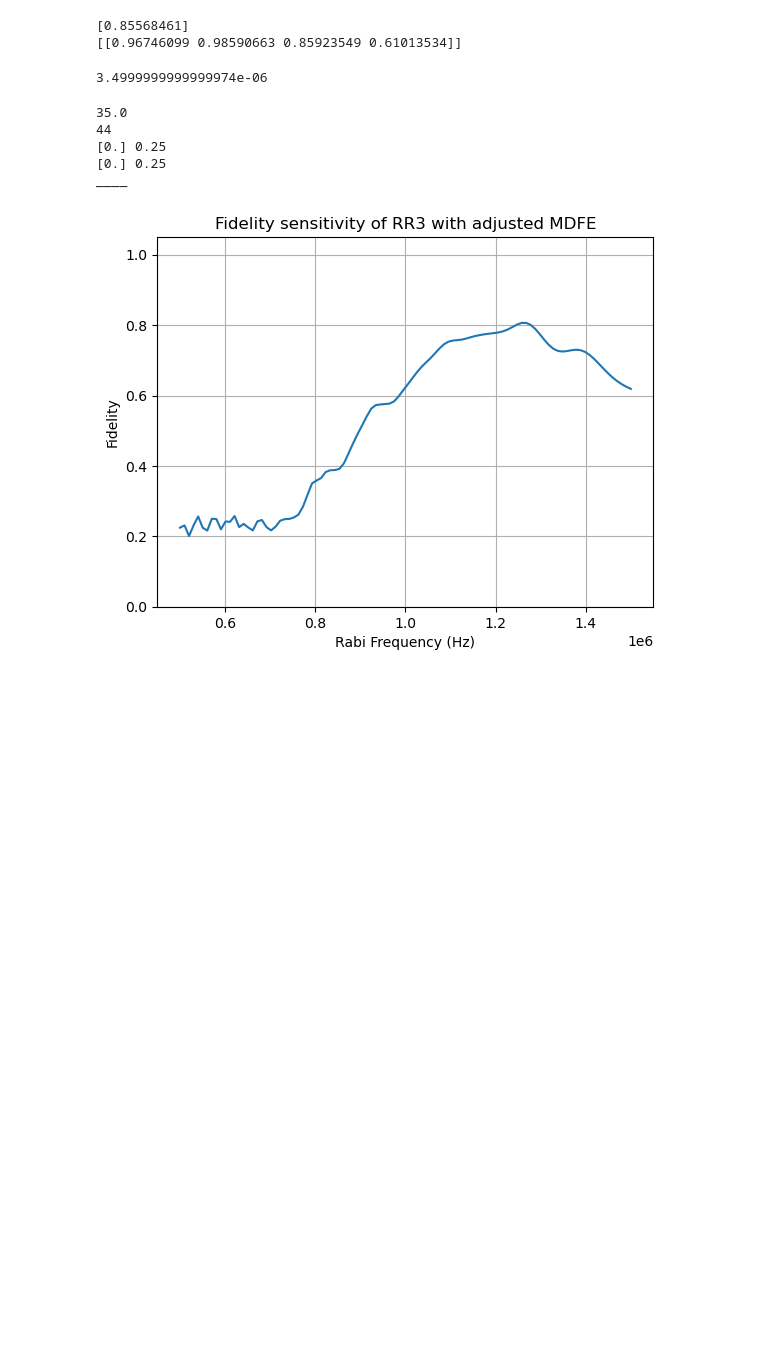
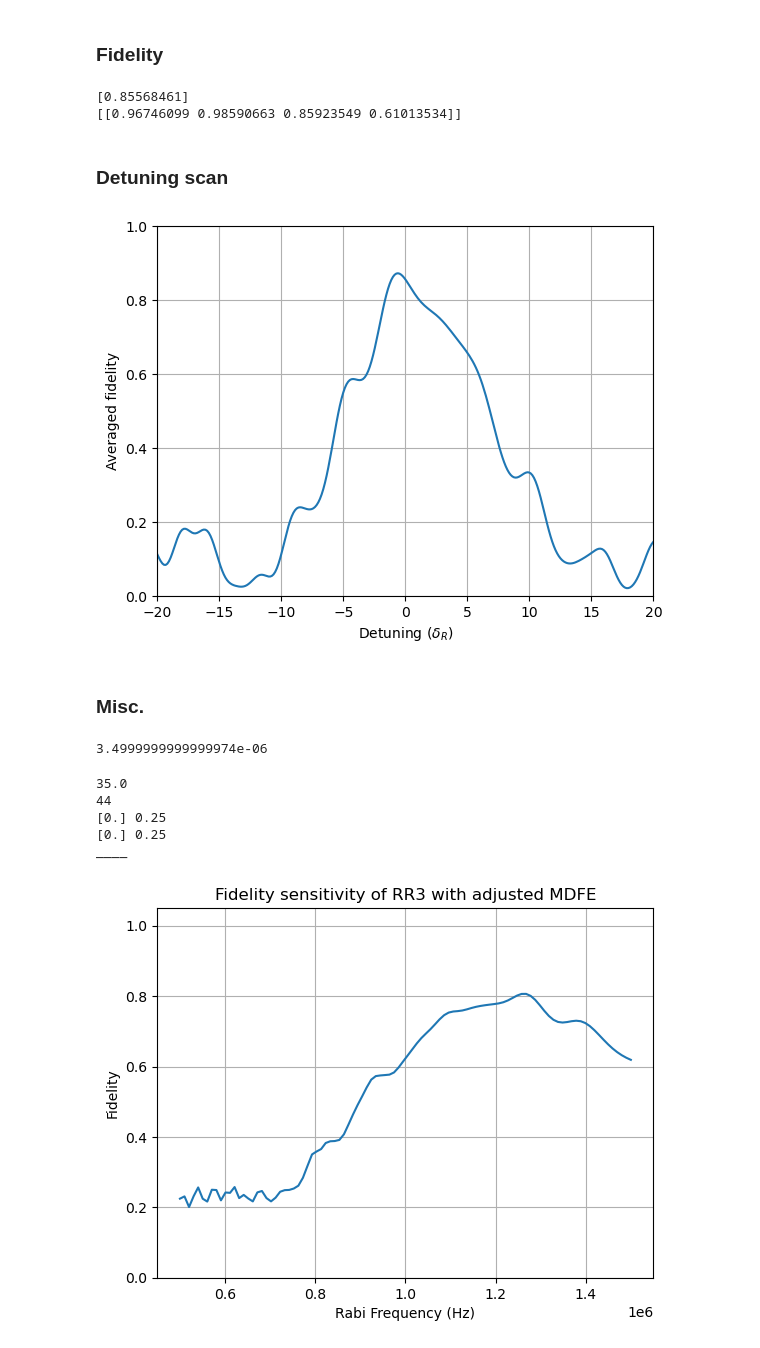
Before and after one commit to tr2g20/simulations, a Jupyter notebook: RR3 fidelity.ipynb, the cells around one changed output. Drawn from its saved outputs; the diff is of its cells as text; code cells hidden in the pictures; blank space fills up the shorter version.

```diff
--- a/RR3 fidelity.ipynb
+++ b/RR3 fidelity.ipynb
@@ -6,6 +6,8 @@ from sim_library.plotting import  display_table_compare
 from scipy.constants import hbar, pi
 from sim_library.constants import k_eff, dR, m, omega_eg, kb
 import matplotlib.pyplot as plt
+# %% [markdown]
+### Fidelity
 # %%
 # rabi_freq = 2*pi*1e5
 # rabi_time = 2*pi/rabi_freq
@@ -56,7 +58,7 @@ for j in range(8):
         final = wave_func[-1,:]
         final = final/np.linalg.norm(final)
 
-        fidelity = np.sum(np.abs(target[j,:])*np.abs(final))**2
+        fidelity = np.abs(np.vdot(target[j,:],final))**2
         fidelities[j,i] = fidelity
 
 # fig, ax = plt.subplots()
@@ -68,6 +70,68 @@ print(fidelities[4:].transpose())
 # %% [output]
 [0.85568461]
 [[0.96746099 0.98590663 0.85923549 0.61013534]]
+# %% [markdown]
+### Detuning scan
+# %%
+rabi_freq = 2*pi*1e5
+rabi_time = 2*pi/rabi_freq
+
+# omega_time = 2*pi/omega_eg #chosen to be much larger than recoil shift
+
+time_steps = 1
+
+
+
+p_min = -16
+p_max = 16
+basis = np.arange(p_min, p_max + 1)
+
+initial_state = np.zeros(shape=(4,len(basis)), dtype=np.complex128)
+target = np.zeros(shape=(4,len(basis)), dtype=np.complex128)
+
+initial_state[0, 16] = 1
+initial_state[1, 18] = 1
+initial_state[2, 20] = 1
+initial_state[3, 22] = 1
+
+target[0,16] = 1
+target[1,17] = 1
+target[2,18] = 1
+target[3,19] = 1
+
+detunings = np.linspace(-20*dR,20*dR, 300)
+
+fidelities = np.zeros((4,len(detunings)))
+
+for j in range(4):
+    for i, det in enumerate(detunings):
+
+        RR3_opt = RR3_phasecomp_500kHz(time_steps=time_steps, detuning=det)
+
+        wave_func, times = simulate_pulses_single_atom_analyt(pulse_seq= RR3_opt, basis= basis, initial_state=initial_state[j,:], d_shift=0)
+
+        final = wave_func[-1,:]
+        final = final/np.linalg.norm(final)
+
+        fidelity = np.abs(np.vdot(target[j,:],final))**2
+        fidelities[j,i] = fidelity
+
+# fig, ax = plt.subplots()
+
+# print(rabi_freqs[])
+avg_fids = np.mean(fidelities, axis=0)
+
+fig, ax = plt.subplots()
+ax.plot(detunings/dR, avg_fids)
+ax.set_ylim(0,1)
+ax.set_xlim(detunings[0]/dR, detunings[-1]/dR)
+ax.set_ylabel('Averaged fidelity')
+ax.set_xlabel(r'Detuning ($\delta_R$)')
+ax.grid()
+# %% [output]
+[figure, added]
+# %% [markdown]
+### Misc.
 # %%
 dur = 0
 n = 0
```
